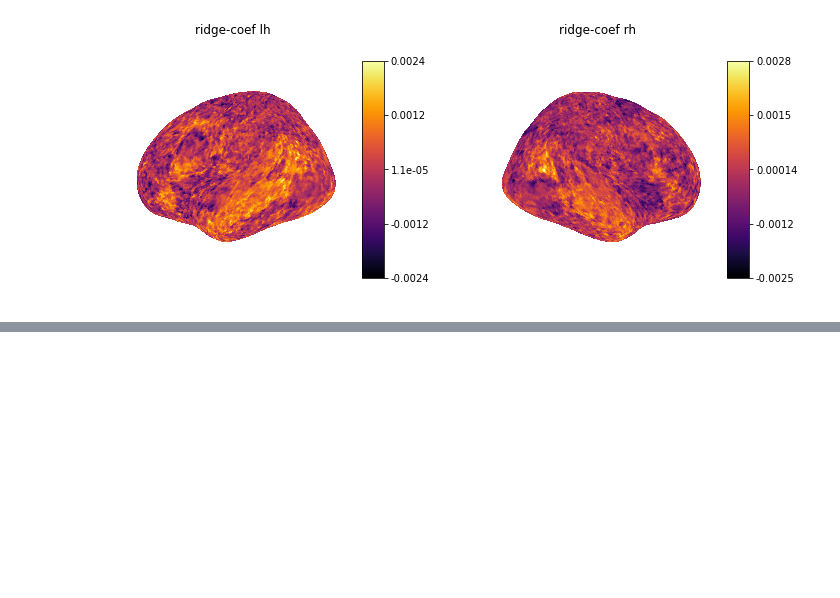
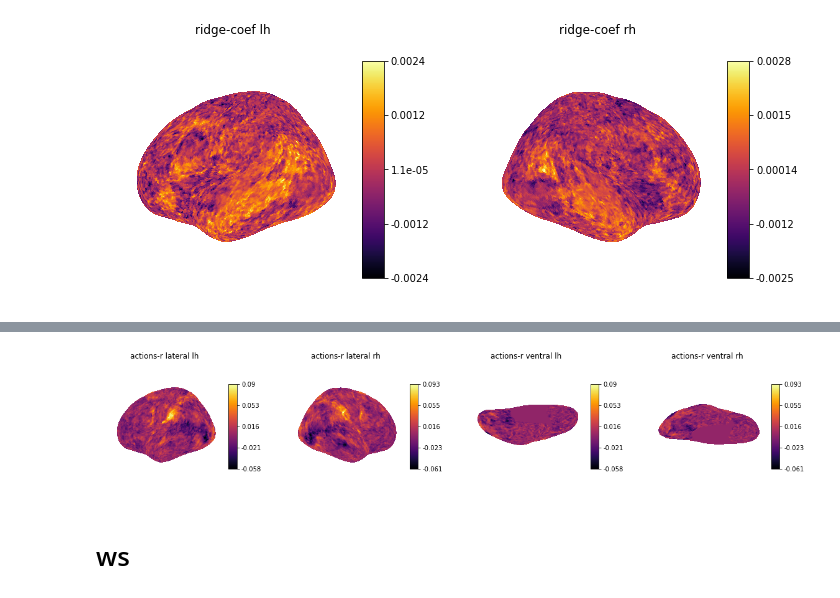
Before and after one commit to jungheejung/life-encoding, a Jupyter notebook: scripts/himalaya/plot_averagemap.ipynb, the cells around one changed output, grey strips where cells are left out. Saved outputs shown, nothing was run; the diff lists cells and outputs as text; code cells hidden in the pictures; blank space fills up the shorter version.

```diff
--- a/scripts/himalaya/plot_averagemap.ipynb
+++ b/scripts/himalaya/plot_averagemap.ipynb
@@ -72,0 +99,4 @@ plot_infl('ridge-coef', 'inferno')
+# %%
+plot_infl(aa_dir, 'actions-r', 'inferno')
+# %% [output]
+[figure, added]
@@ -72,0 +112,2 @@ plot_infl('ridge-coef', 'inferno')
+# %% [markdown]
+# ws
```
Also changed, not shown: parts of 26 cells of this notebook.
